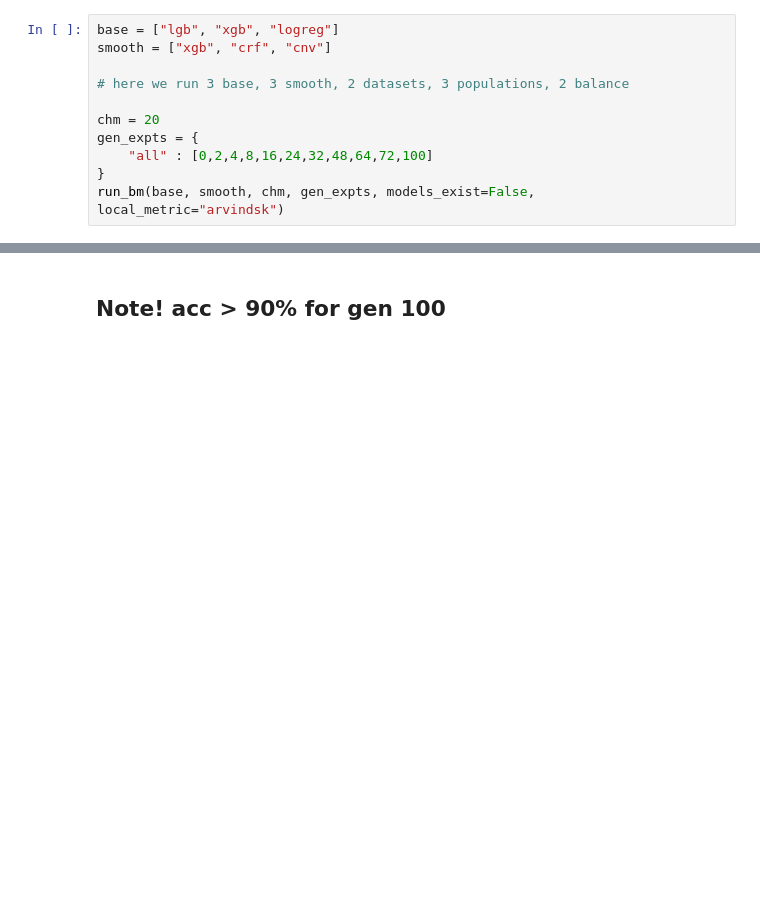
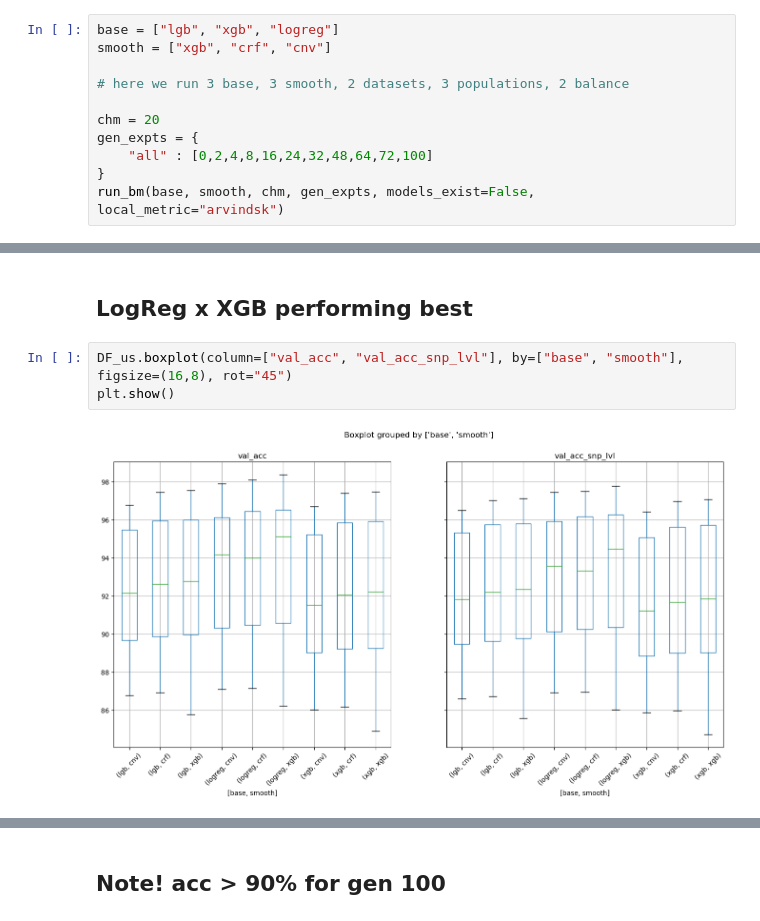
Before and after one commit to AI-sandbox/gnomix, a Jupyter notebook: benchmark/Benchmarking_eval.ipynb, the cells around one changed output, grey strips where cells are left out. Drawn from its saved outputs; the diff is of its cells as text; blank space fills up the shorter version.

```diff
--- a/benchmark/Benchmarking_eval.ipynb
+++ b/benchmark/Benchmarking_eval.ipynb
@@ -273,0 +209,7 @@ out = plt_metric(base ,smooth, M, "gen_performance")
+# %% [markdown]
+## LogReg x XGB performing best
+# %%
+DF_us.boxplot(column=["val_acc", "val_acc_snp_lvl"], by=["base", "smooth"], figsize=(16,8), rot="45")
+plt.show()
+# %% [output]
+[figure, added]
```
Also changed, not shown: parts of 34 cells of this notebook.
